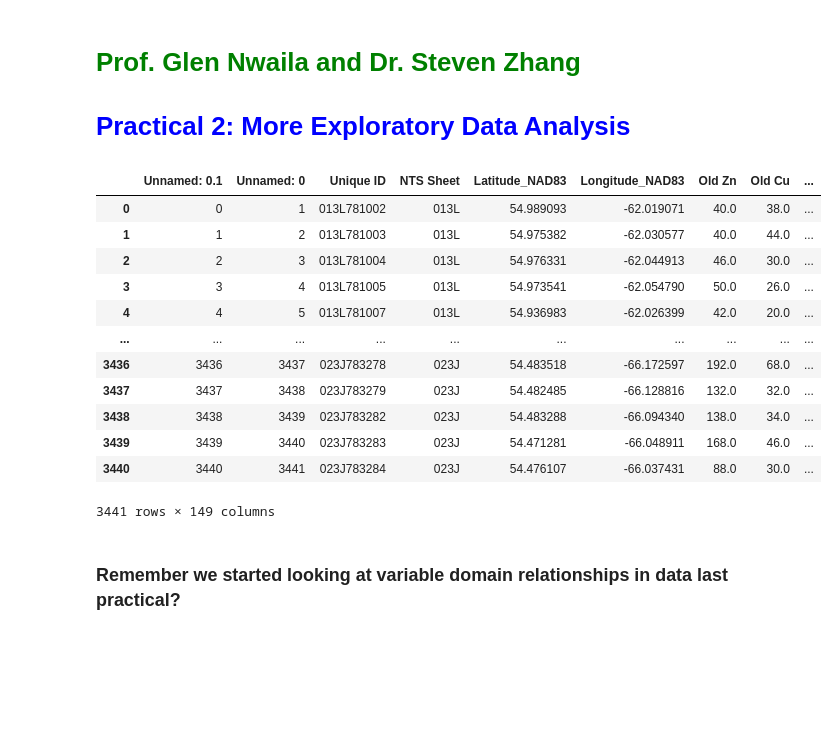
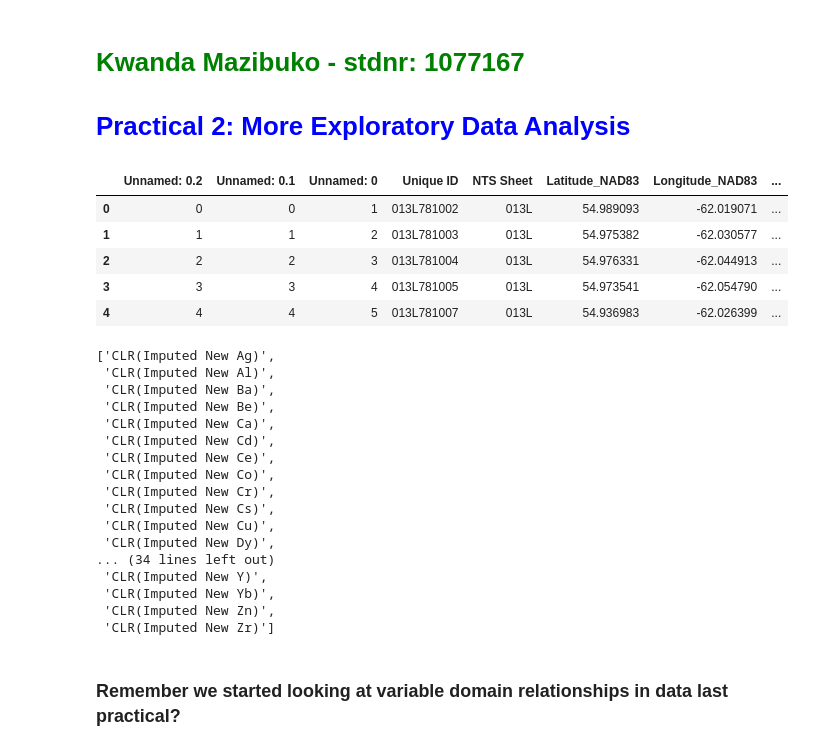
Before and after one commit to kwanda2426/projects, a Jupyter notebook: geospatial/Hw_2/Homework2_Practical_2_EDA.ipynb, the cells around one changed output. Saved outputs shown, nothing was run; the diff lists cells and outputs as text; code cells hidden in the pictures; blank space fills up the shorter version.

```diff
--- a/geospatial/Hw_2/Homework2_Practical_2_EDA.ipynb
+++ b/geospatial/Hw_2/Homework2_Practical_2_EDA.ipynb
@@ -1,5 +3,5 @@
 # %% [markdown]
-# <span style="color:green">Prof. Glen Nwaila and Dr. Steven Zhang
+# <span style="color:green">Kwanda Mazibuko - stdnr: 1077167
 </span>
 
 # <span style="color:blue">Practical 2: More Exploratory Data Analysis
@@ -11,21 +9,52 @@ import matplotlib.pyplot as plt
-# %%
-# We'll use our prepared data from last notebook
-df = pd.read_csv('Imputed_merged_Chem.csv')
-df
-# %% [output]
-|  | Unnamed: 0.1 | Unnamed: 0 | Unique ID | NTS Sheet | Latitude_NAD83 | Longitude_NAD83 | Old Zn | Old Cu | ... |
-| 0 | 0 | 1 | 013L781002 | 013L | 54.989093 | -62.019071 | 40.0 | 38.0 | ... |
-| 1 | 1 | 2 | 013L781003 | 013L | 54.975382 | -62.030577 | 40.0 | 44.0 | ... |
-| 2 | 2 | 3 | 013L781004 | 013L | 54.976331 | -62.044913 | 46.0 | 30.0 | ... |
-| 3 | 3 | 4 | 013L781005 | 013L | 54.973541 | -62.054790 | 50.0 | 26.0 | ... |
-| 4 | 4 | 5 | 013L781007 | 013L | 54.936983 | -62.026399 | 42.0 | 20.0 | ... |
-| ... | ... | ... | ... | ... | ... | ... | ... | ... | ... |
-| 3436 | 3436 | 3437 | 023J783278 | 023J | 54.483518 | -66.172597 | 192.0 | 68.0 | ... |
-| 3437 | 3437 | 3438 | 023J783279 | 023J | 54.482485 | -66.128816 | 132.0 | 32.0 | ... |
-| 3438 | 3438 | 3439 | 023J783282 | 023J | 54.483288 | -66.094340 | 138.0 | 34.0 | ... |
-| 3439 | 3439 | 3440 | 023J783283 | 023J | 54.471281 | -66.048911 | 168.0 | 46.0 | ... |
-| 3440 | 3440 | 3441 | 023J783284 | 023J | 54.476107 | -66.037431 | 88.0 | 30.0 | ... |
-3441 rows × 149 columns
+# %%
+import numpy as np
+import pandas as pd
+import matplotlib.pyplot as plt
+
+#ignoring warnings
+import warnings
+warnings.filterwarnings('ignore')
+
+#making sure that we can see all rows and cols
+pd.set_option('display.max_columns', None)
+pd.set_option('display.max_rows', None)
+pd.set_option('display.max_colwidth', None)
+# %%
+# Loading Data
+url = "https://raw.githubusercontent.com/kwanda2426/projects/main/geospatial/Hw_2/CLR_Imputed_merged_chem.csv"
+df = pd.read_csv(url)
+df.head()
+# %% [output]
+|  | Unnamed: 0.2 | Unnamed: 0.1 | Unnamed: 0 | Unique ID | NTS Sheet | Latitude_NAD83 | Longitude_NAD83 | ... |
+| 0 | 0 | 0 | 1 | 013L781002 | 013L | 54.989093 | -62.019071 | ... |
+| 1 | 1 | 1 | 2 | 013L781003 | 013L | 54.975382 | -62.030577 | ... |
+| 2 | 2 | 2 | 3 | 013L781004 | 013L | 54.976331 | -62.044913 | ... |
+| 3 | 3 | 3 | 4 | 013L781005 | 013L | 54.973541 | -62.054790 | ... |
+| 4 | 4 | 4 | 5 | 013L781007 | 013L | 54.936983 | -62.026399 | ... |
+# %%
+#old cols
+old_cols = [i for i in df.columns if 'CLR' in i]#in i and 'ted' not in i]
+old_cols
+#New cols
+#new_cols = [i for i in df.columns if 'NEW' in i and 'ted' not in i]
+# %% [output]
+['CLR(Imputed New Ag)',
+ 'CLR(Imputed New Al)',
+ 'CLR(Imputed New Ba)',
+ 'CLR(Imputed New Be)',
+ 'CLR(Imputed New Ca)',
+ 'CLR(Imputed New Cd)',
+ 'CLR(Imputed New Ce)',
+ 'CLR(Imputed New Co)',
+ 'CLR(Imputed New Cr)',
+ 'CLR(Imputed New Cs)',
+ 'CLR(Imputed New Cu)',
+ 'CLR(Imputed New Dy)',
+... (34 lines left out)
+ 'CLR(Imputed New Y)',
+ 'CLR(Imputed New Yb)',
+ 'CLR(Imputed New Zn)',
+ 'CLR(Imputed New Zr)']
 # %% [markdown]
 ### Remember we started looking at variable domain relationships in data last practical?
 # %%
```
Also changed, not shown: parts of 2 cells of this notebook.
